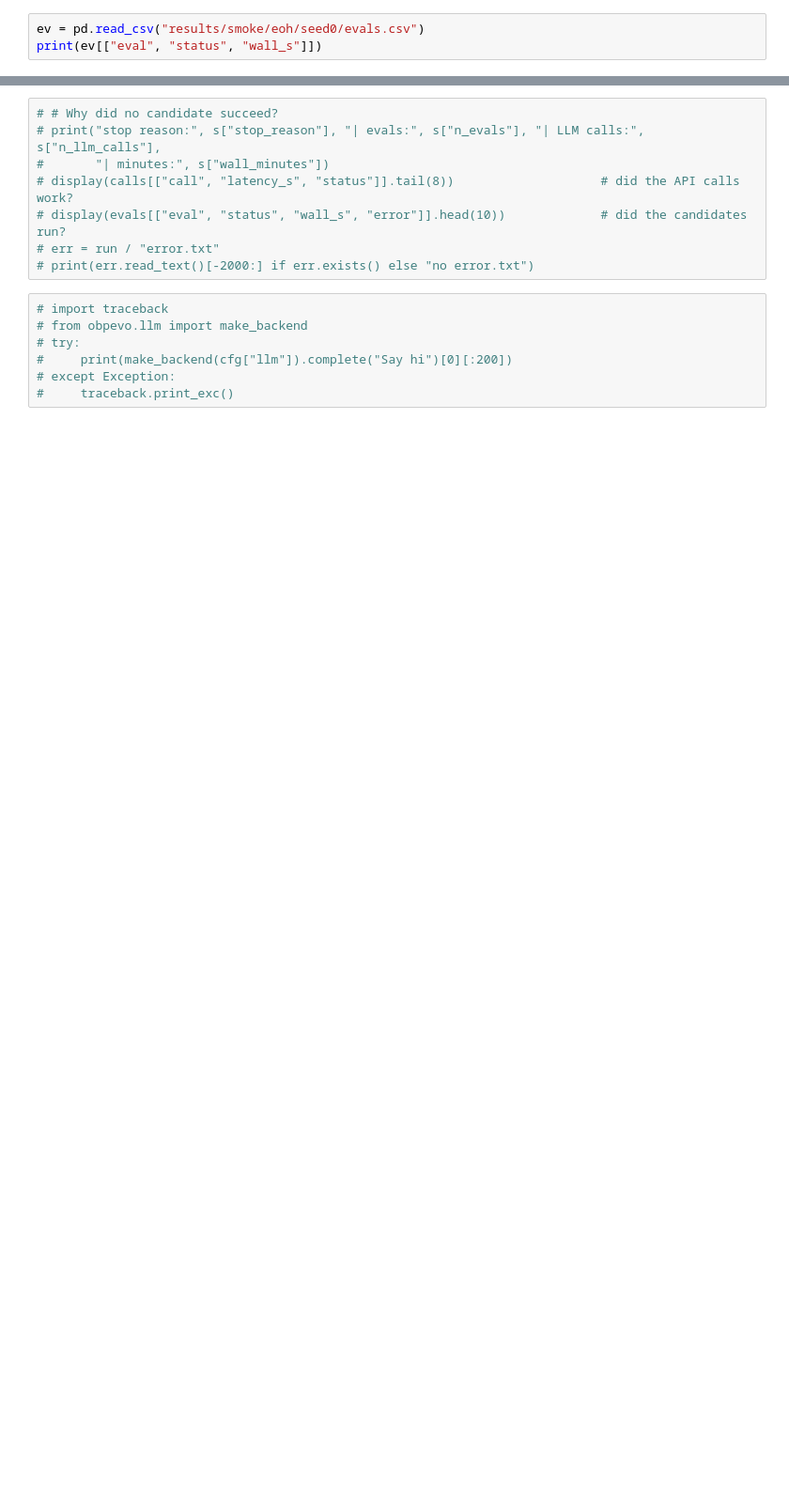
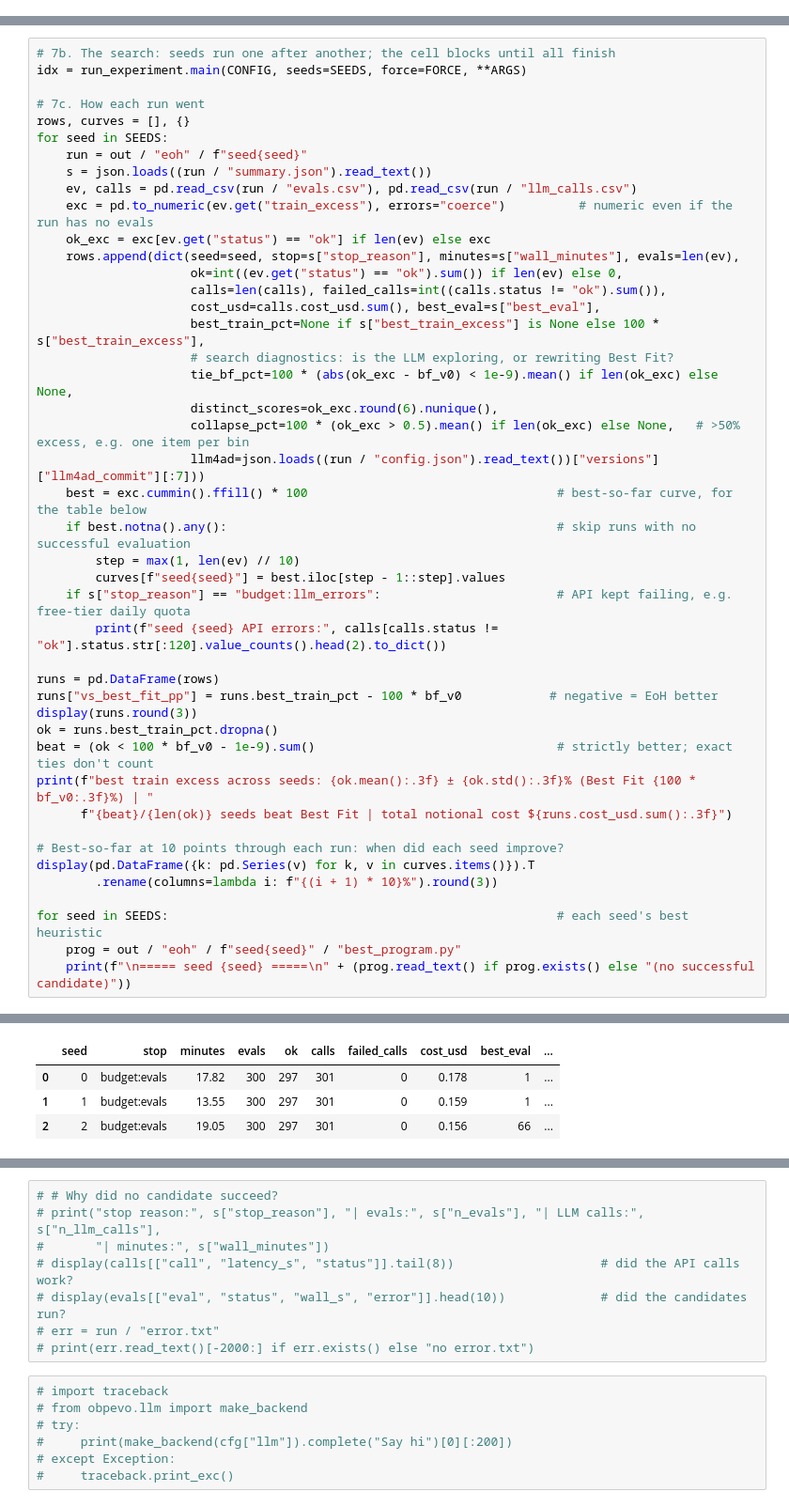
Before and after one commit to jinsyl123/dsa4212-project, a Jupyter notebook: code/test_pipeline_with_llm.ipynb, the cells around one changed output, grey strips where cells are left out. Shown at 94% size. Saved outputs shown, nothing was run; the diff lists cells and outputs as text; blank space fills up the shorter version.

```diff
--- a/code/test_pipeline_with_llm.ipynb
+++ b/code/test_pipeline_with_llm.ipynb
@@ -48,3 +15,0 @@ PermissionError: [WinError 5] Access is denied: 'C:\\Users\\nicho\\OneDrive\\Des
-# %%
-ev = pd.read_csv("results/smoke/eoh/seed0/evals.csv")
-print(ev[["eval", "status", "wall_s"]])
@@ -194,0 +82,45 @@ Figures in C:\Users\nicho\Downloads\dsa4212-obp\results\eoh_baseline\figures
+# %%
+# 7b. The search: seeds run one after another; the cell blocks until all finish
+idx = run_experiment.main(CONFIG, seeds=SEEDS, force=FORCE, **ARGS)
+
+# 7c. How each run went
+rows, curves = [], {}
+for seed in SEEDS:
+    run = out / "eoh" / f"seed{seed}"
+    s = json.loads((run / "summary.json").read_text())
+    ev, calls = pd.read_csv(run / "evals.csv"), pd.read_csv(run / "llm_calls.csv")
+    exc = pd.to_numeric(ev.get("train_excess"), errors="coerce")          # numeric even if the run has no evals
+    ok_exc = exc[ev.get("status") == "ok"] if len(ev) else exc
+    rows.append(dict(seed=seed, stop=s["stop_reason"], minutes=s["wall_minutes"], evals=len(ev),
+                     ok=int((ev.get("status") == "ok").sum()) if len(ev) else 0,
+                     calls=len(calls), failed_calls=int((calls.status != "ok").sum()),
+                     cost_usd=calls.cost_usd.sum(), best_eval=s["best_eval"],
+                     best_train_pct=None if s["best_train_excess"] is None else 100 * s["best_train_excess"],
+                     # search diagnostics: is the LLM exploring, or rewriting Best Fit?
+                     tie_bf_pct=100 * (abs(ok_exc - bf_v0) < 1e-9).mean() if len(ok_exc) else None,
+                     distinct_scores=ok_exc.round(6).nunique(),
+                     collapse_pct=100 * (ok_exc > 0.5).mean() if len(ok_exc) else None,   # >50% excess, e.g. one item per bin
+                     llm4ad=json.loads((run / "config.json").read_text())["versions"]["llm4ad_commit"][:7]))
+    best = exc.cummin().ffill() * 100                                  # best-so-far curve, for the table below
+    if best.notna().any():                                             # skip runs with no successful evaluation
+        step = max(1, len(ev) // 10)
+        curves[f"seed{seed}"] = best.iloc[step - 1::step].values
+    if s["stop_reason"] == "budget:llm_errors":                        # API kept failing, e.g. free-tier daily quota
+        print(f"seed {seed} API errors:", calls[calls.status != "ok"].status.str[:120].value_counts().head(2).to_dict())
+
+runs = pd.DataFrame(rows)
+runs["vs_best_fit_pp"] = runs.best_train_pct - 100 * bf_v0            # negative = EoH better
+display(runs.round(3))
+ok = runs.best_train_pct.dropna()
+beat = (ok < 100 * bf_v0 - 1e-9).sum()                                 # strictly better; exact ties don't count
+print(f"best train excess across seeds: {ok.mean():.3f} ± {ok.std():.3f}% (Best Fit {100 * bf_v0:.3f}%) | "
+      f"{beat}/{len(ok)} seeds beat Best Fit | total notional cost ${runs.cost_usd.sum():.3f}")
+
+# Best-so-far at 10 points through each run: when did each seed improve?
+display(pd.DataFrame({k: pd.Series(v) for k, v in curves.items()}).T
+        .rename(columns=lambda i: f"{(i + 1) * 10}%").round(3))
+
+for seed in SEEDS:                                                     # each seed's best heuristic
+    prog = out / "eoh" / f"seed{seed}" / "best_program.py"
+    print(f"\n===== seed {seed} =====\n" + (prog.read_text() if prog.exists() else "(no successful candidate)"))
+# %% [output]
@@ -194,0 +133,4 @@ Figures in C:\Users\nicho\Downloads\dsa4212-obp\results\eoh_baseline\figures
+|  | seed | stop | minutes | evals | ok | calls | failed_calls | cost_usd | best_eval | ... |
+| 0 | 0 | budget:evals | 17.82 | 300 | 297 | 301 | 0 | 0.178 | 1 | ... |
+| 1 | 1 | budget:evals | 13.55 | 300 | 297 | 301 | 0 | 0.159 | 1 | ... |
+| 2 | 2 | budget:evals | 19.05 | 300 | 297 | 301 | 0 | 0.156 | 66 | ... |
```
Also changed, not shown: parts of 11 cells of this notebook, 48 other files.
